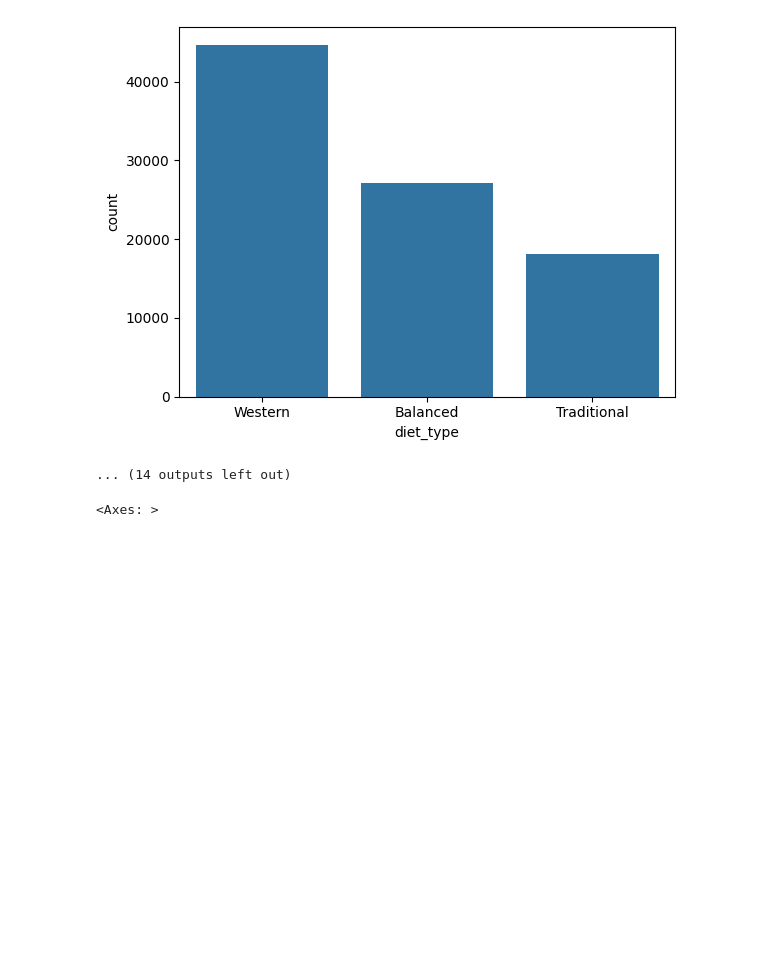
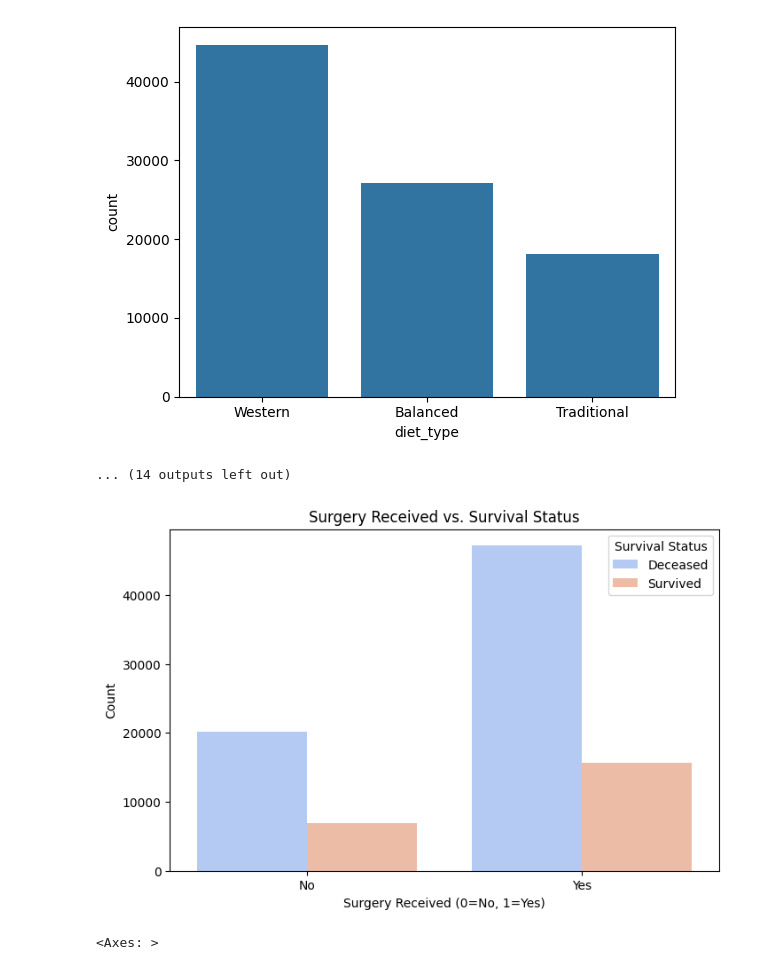
Before and after one commit to ahmedhussein2001/colorectal_cancer_prediction-pro, a Jupyter notebook: Untitled-1.ipynb, the cells around one changed output. Cells and saved outputs as stored; diff of their text form; code cells hidden in the pictures; blank space fills up the shorter version.

```diff
--- a/Untitled-1.ipynb
+++ b/Untitled-1.ipynb
@@ -121,6 +121,16 @@ for i in cat_val:
 [figure]
 [figure]
 ... (14 outputs left out)
+# %%
+plt.figure(figsize=(8, 5))
+sns.countplot(x=data["surgery_received"], hue=data["survival_status"], palette="coolwarm")
+plt.title("Surgery Received vs. Survival Status")
+plt.xlabel("Surgery Received (0=No, 1=Yes)")
+plt.ylabel("Count")
+plt.legend(title="Survival Status", labels=["Deceased", "Survived"])
+plt.show()
+# %% [output]
+[figure, added]
 # %%
 # visualize corr between numerical values
 num_val = data.select_dtypes(include=np.number)
```
Also changed, not shown: parts of 6 cells of this notebook.
